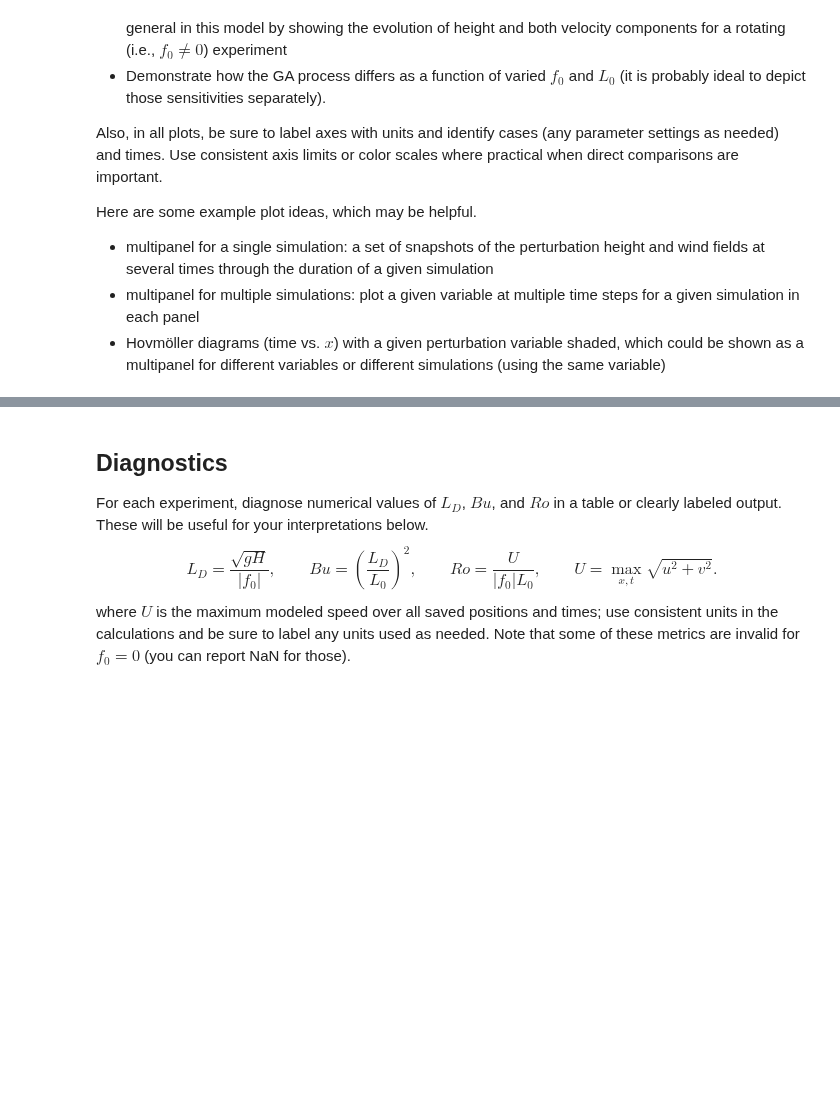
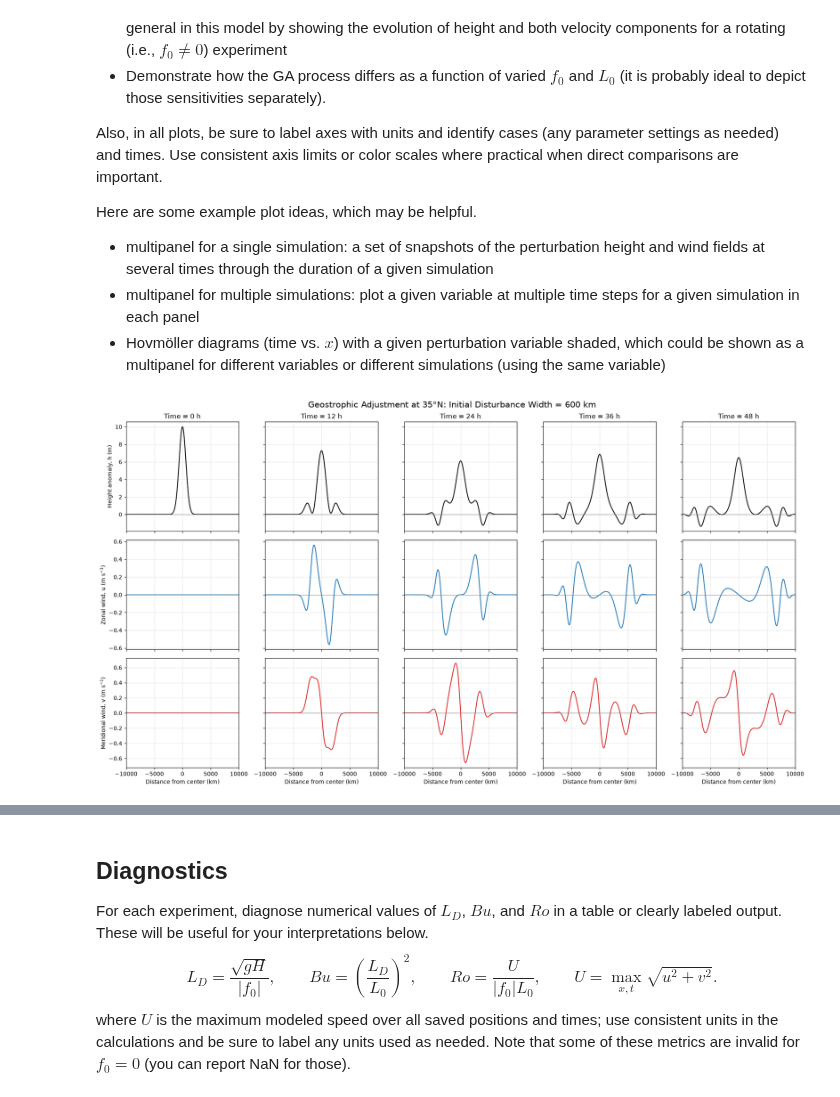
Before and after one commit to IanShank-OU/metr5003, a Jupyter notebook: lab2_geostrophic_adjustment.ipynb, the cells around one changed output, grey strips where cells are left out. Cells and saved outputs as stored; diff of their text form; code cells hidden in the pictures; blank space fills up the shorter version.

Commit message:
Completed Lab 2 Geostrophic Adjustment

```diff
--- a/lab2_geostrophic_adjustment.ipynb
+++ b/lab2_geostrophic_adjustment.ipynb
@@ -242,3 +304,58 @@ Here are some example plot ideas, which may be helpful.
 - multipanel for a single simulation: a set of snapshots of the perturbation height and wind fields at several times through the duration of a given simulation
 - multipanel for multiple simulations: plot a given variable at multiple time steps for a given simulation in each panel
 - Hovmöller diagrams (time vs. $x$) with a given perturbation variable shaded, which could be shown as a multipanel for different variables or different simulations (using the same variable)
+# %%
+# Plot 1: Geostrophic adjustment at 35°N with a 600 km initial disturbance
+
+latitude = 35.0
+width_600km = 600_000.0
+f_35 = coriolis_parameter(latitude)
+
+run_35_600 = integrate_case(
+    f_35,
+    amplitude=h_0,
+    width=width_600km
+)
+
+x_km = run_35_600["x"] / 1000
+time_hours = run_35_600["time"] / 3600
+snapshot_hours = [0, 12, 24, 36, 48]
+
+fig, axes = plt.subplots(
+    3, len(snapshot_hours),
+    figsize=(18, 10),
+    sharex=True,
+    sharey="row"
+)
+
+for column, requested_hour in enumerate(snapshot_hours):
+    time_index = np.argmin(np.abs(time_hours - requested_hour))
+    actual_hour = time_hours[time_index]
+
+    axes[0, column].plot(x_km, run_35_600["h"][time_index], color="black")
+    axes[1, column].plot(x_km, run_35_600["u"][time_index], color="tab:blue")
+    axes[2, column].plot(x_km, run_35_600["v"][time_index], color="tab:red")
+
+    for row in range(3):
+        axes[row, column].axhline(0, color="gray", linewidth=0.7)
+        axes[row, column].set_xlim(-10000, 10000)
+        axes[row, column].grid(alpha=0.3)
+
+    axes[0, column].set_title(f"Time = {actual_hour:.0f} h")
+
+axes[0, 0].set_ylabel("Height anomaly, h (m)")
+axes[1, 0].set_ylabel("Zonal wind, u (m s$^{-1}$)")
+axes[2, 0].set_ylabel("Meridional wind, v (m s$^{-1}$)")
+
+for ax in axes[2, :]:
+    ax.set_xlabel("Distance from center (km)")
+
+fig.suptitle(
+    "Geostrophic Adjustment at 35°N: Initial Disturbance Width = 600 km",
+    fontsize=15
+)
+
+plt.tight_layout()
+plt.show()
+# %% [output]
+[figure, added]
```
Also changed, not shown: parts of 9 cells of this notebook.
